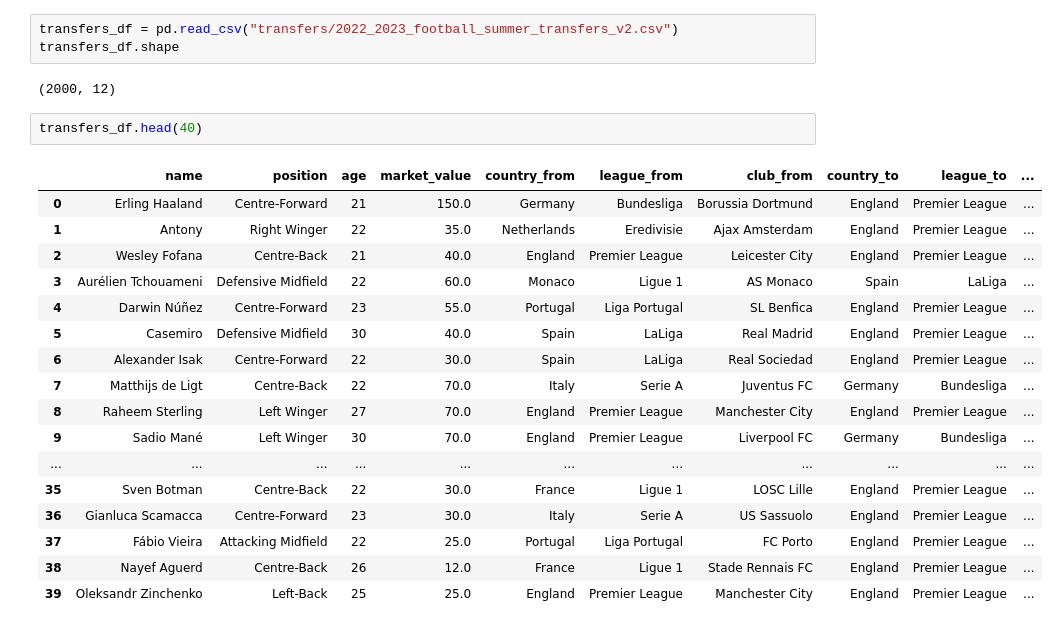
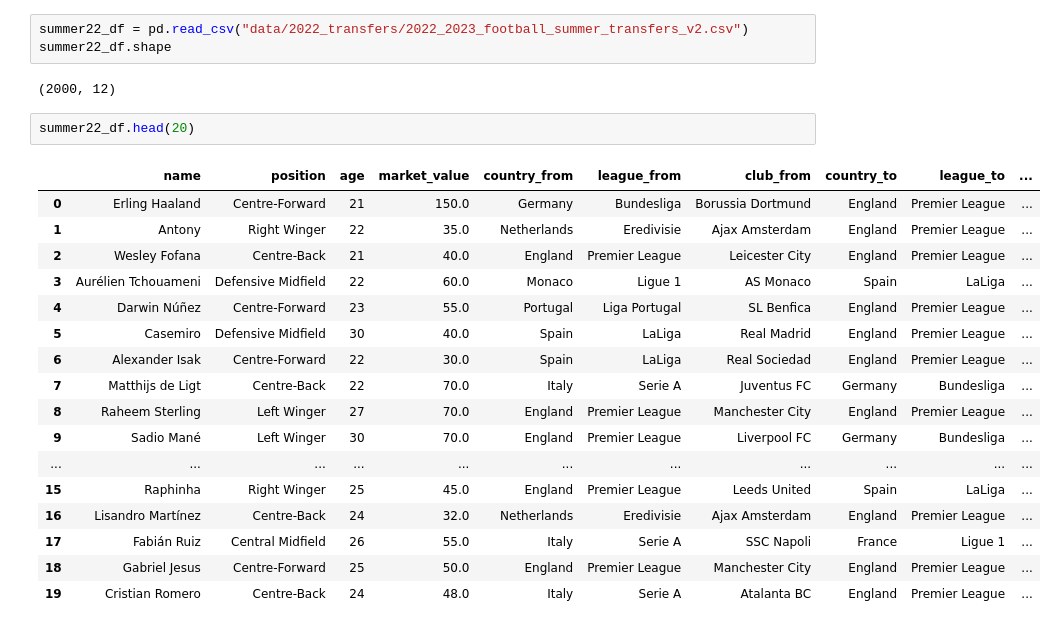
Before and after one commit to azanon00/Transfer_Strategy_Prescription, a Jupyter notebook: oscar_exploration.ipynb, the cells around one changed output. Drawn from its saved outputs; the diff is of its cells as text.

```diff
--- a/oscar_exploration.ipynb
+++ b/oscar_exploration.ipynb
@@ -31,26 +29,26 @@ ratings_df[ratings_df.short_name == "E. Haaland"]
 # %%
-transfers_df = pd.read_csv("transfers/2022_2023_football_summer_transfers_v2.csv")
-transfers_df.shape
+summer22_df = pd.read_csv("data/2022_transfers/2022_2023_football_summer_transfers_v2.csv")
+summer22_df.shape
 # %% [output]
 (2000, 12)
 # %%
-transfers_df.head(40)
+summer22_df.head(20)
 # %% [output]
 |  | name | position | age | market_value | country_from | league_from | club_from | country_to | league_to | ... |
 | 0 | Erling Haaland | Centre-Forward | 21 | 150.0 | Germany | Bundesliga | Borussia Dortmund | England | Premier League | ... |
 | 1 | Antony | Right Winger | 22 | 35.0 | Netherlands | Eredivisie | Ajax Amsterdam | England | Premier League | ... |
 | 2 | Wesley Fofana | Centre-Back | 21 | 40.0 | England | Premier League | Leicester City | England | Premier League | ... |
 | 3 | Aurélien Tchouameni | Defensive Midfield | 22 | 60.0 | Monaco | Ligue 1 | AS Monaco | Spain | LaLiga | ... |
 | 4 | Darwin Núñez | Centre-Forward | 23 | 55.0 | Portugal | Liga Portugal | SL Benfica | England | Premier League | ... |
 | 5 | Casemiro | Defensive Midfield | 30 | 40.0 | Spain | LaLiga | Real Madrid | England | Premier League | ... |
 | 6 | Alexander Isak | Centre-Forward | 22 | 30.0 | Spain | LaLiga | Real Sociedad | England | Premier League | ... |
 | 7 | Matthijs de Ligt | Centre-Back | 22 | 70.0 | Italy | Serie A | Juventus FC | Germany | Bundesliga | ... |
 | 8 | Raheem Sterling | Left Winger | 27 | 70.0 | England | Premier League | Manchester City | England | Premier League | ... |
 | 9 | Sadio Mané | Left Winger | 30 | 70.0 | England | Premier League | Liverpool FC | Germany | Bundesliga | ... |
 | ... | ... | ... | ... | ... | ... | ... | ... | ... | ... | ... |
-| 35 | Sven Botman | Centre-Back | 22 | 30.0 | France | Ligue 1 | LOSC Lille | England | Premier League | ... |
-| 36 | Gianluca Scamacca | Centre-Forward | 23 | 30.0 | Italy | Serie A | US Sassuolo | England | Premier League | ... |
-| 37 | Fábio Vieira | Attacking Midfield | 22 | 25.0 | Portugal | Liga Portugal | FC Porto | England | Premier League | ... |
-| 38 | Nayef Aguerd | Centre-Back | 26 | 12.0 | France | Ligue 1 | Stade Rennais FC | England | Premier League | ... |
-| 39 | Oleksandr Zinchenko | Left-Back | 25 | 25.0 | England | Premier League | Manchester City | England | Premier League | ... |
+| 15 | Raphinha | Right Winger | 25 | 45.0 | England | Premier League | Leeds United | Spain | LaLiga | ... |
+| 16 | Lisandro Martínez | Centre-Back | 24 | 32.0 | Netherlands | Eredivisie | Ajax Amsterdam | England | Premier League | ... |
+| 17 | Fabián Ruiz | Central Midfield | 26 | 55.0 | Italy | Serie A | SSC Napoli | France | Ligue 1 | ... |
+| 18 | Gabriel Jesus | Centre-Forward | 25 | 50.0 | England | Premier League | Manchester City | England | Premier League | ... |
+| 19 | Cristian Romero | Centre-Back | 24 | 48.0 | Italy | Serie A | Atalanta BC | England | Premier League | ... |
 # %%
```
Also changed, not shown: parts of 9 cells of this notebook.
